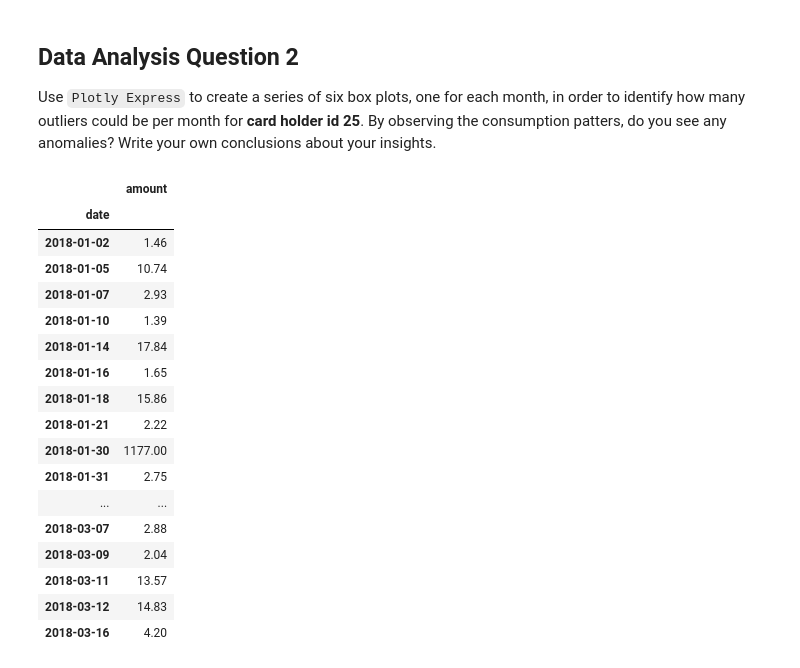
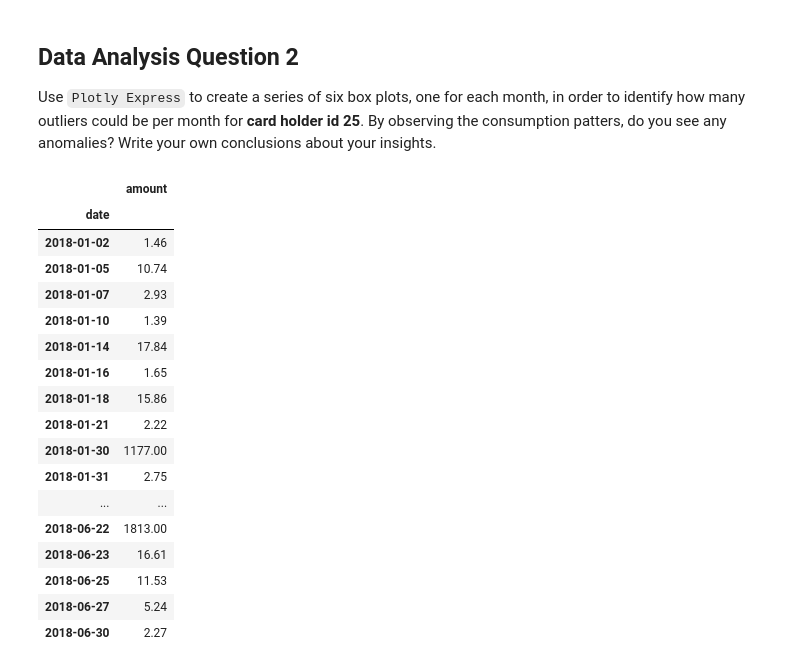
Before and after one commit to brettauc/SQL-Analysis, a Jupyter notebook: Code/visual_data_analysis.ipynb, the cells around one changed output. Cells and saved outputs as stored; diff of their text form; code cells hidden in the pictures.

```diff
--- a/Code/visual_data_analysis.ipynb
+++ b/Code/visual_data_analysis.ipynb
@@ -102,39 +106,39 @@ ch2_total_transactions_by_date.hvplot(xlabel='Date',
 # Slice the data so show just cardholder 25 and remove columns that are not needed
 cardholder_25_transactions = (transactions_by_cardholder_df.loc[transactions_by_cardholder_df.ch_id.isin([25])]
                                     .drop(columns=['t_id', 'name', 'card'])
                                     )
 
 # change date column type to datetime and slice data from jan to june
 cardholder_25_transactions['date'] = pd.to_datetime(cardholder_25_transactions['date'])
 cardholder_25_transactions.set_index('date', inplace=True)
 cardholder_25_transactions.sort_index(ascending=True, inplace=True)
 ch25_transactions_jan_jun = cardholder_25_transactions.loc['2018-01-01':'2018-07-01'].reset_index()
 
 # groupby date and sum amounts
 # ch25_transactions_jan_jun = ch25_transactions_jan_jun[['date', 'amount']]
 ch25_transactions_jan_jun_grp = (ch25_transactions_jan_jun.groupby('date').sum()
                                  .drop(columns='ch_id')
                                 )
-ch25_transactions_jan_jun_grp.head(25)
+ch25_transactions_jan_jun_grp
 # %% [output]
 |  | amount |
 | date |  |
 | 2018-01-02 | 1.46 |
 | 2018-01-05 | 10.74 |
 | 2018-01-07 | 2.93 |
 | 2018-01-10 | 1.39 |
 | 2018-01-14 | 17.84 |
 | 2018-01-16 | 1.65 |
 | 2018-01-18 | 15.86 |
 | 2018-01-21 | 2.22 |
 | 2018-01-30 | 1177.00 |
 | 2018-01-31 | 2.75 |
 | ... | ... |
-| 2018-03-07 | 2.88 |
-| 2018-03-09 | 2.04 |
-| 2018-03-11 | 13.57 |
-| 2018-03-12 | 14.83 |
-| 2018-03-16 | 4.20 |
+| 2018-06-22 | 1813.00 |
+| 2018-06-23 | 16.61 |
+| 2018-06-25 | 11.53 |
+| 2018-06-27 | 5.24 |
+| 2018-06-30 | 2.27 |
 # %%
 # change the numeric month to month names
 from datetime import datetime
```
Also changed, not shown: parts of 8 cells of this notebook.
